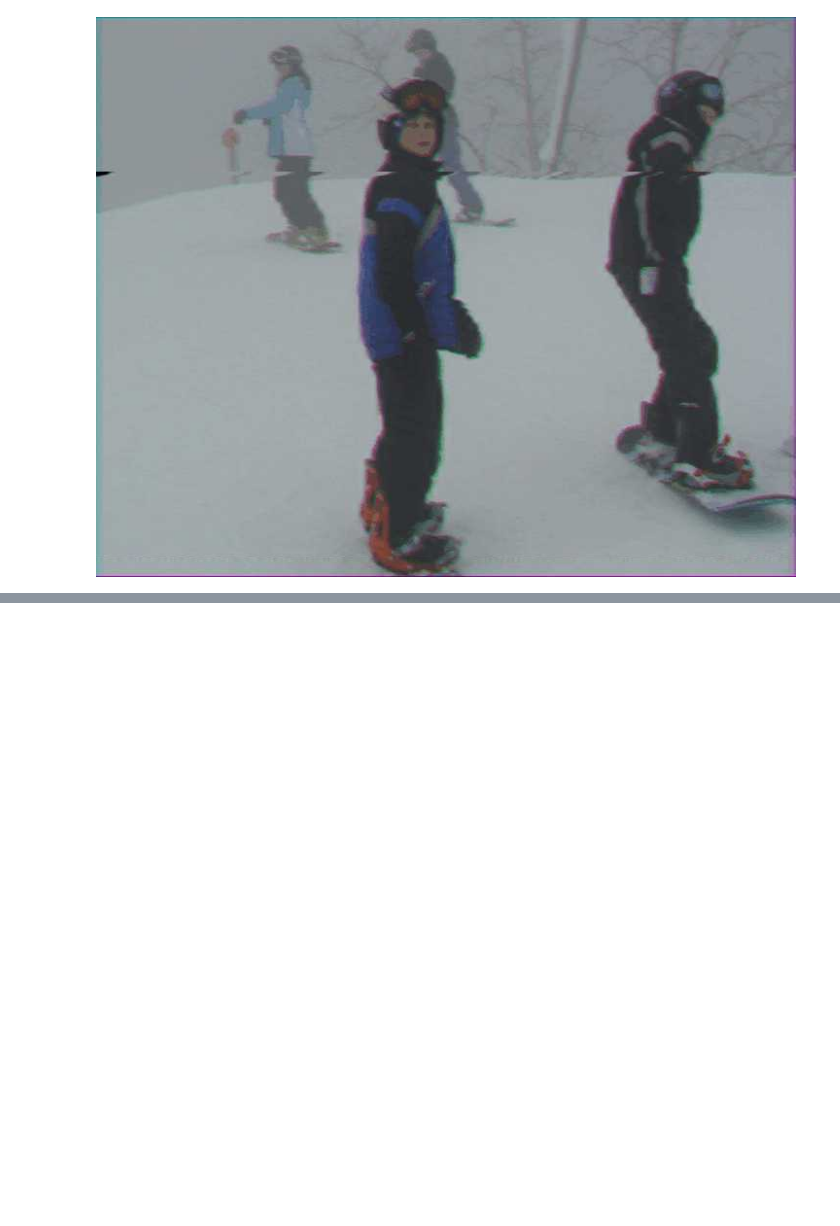
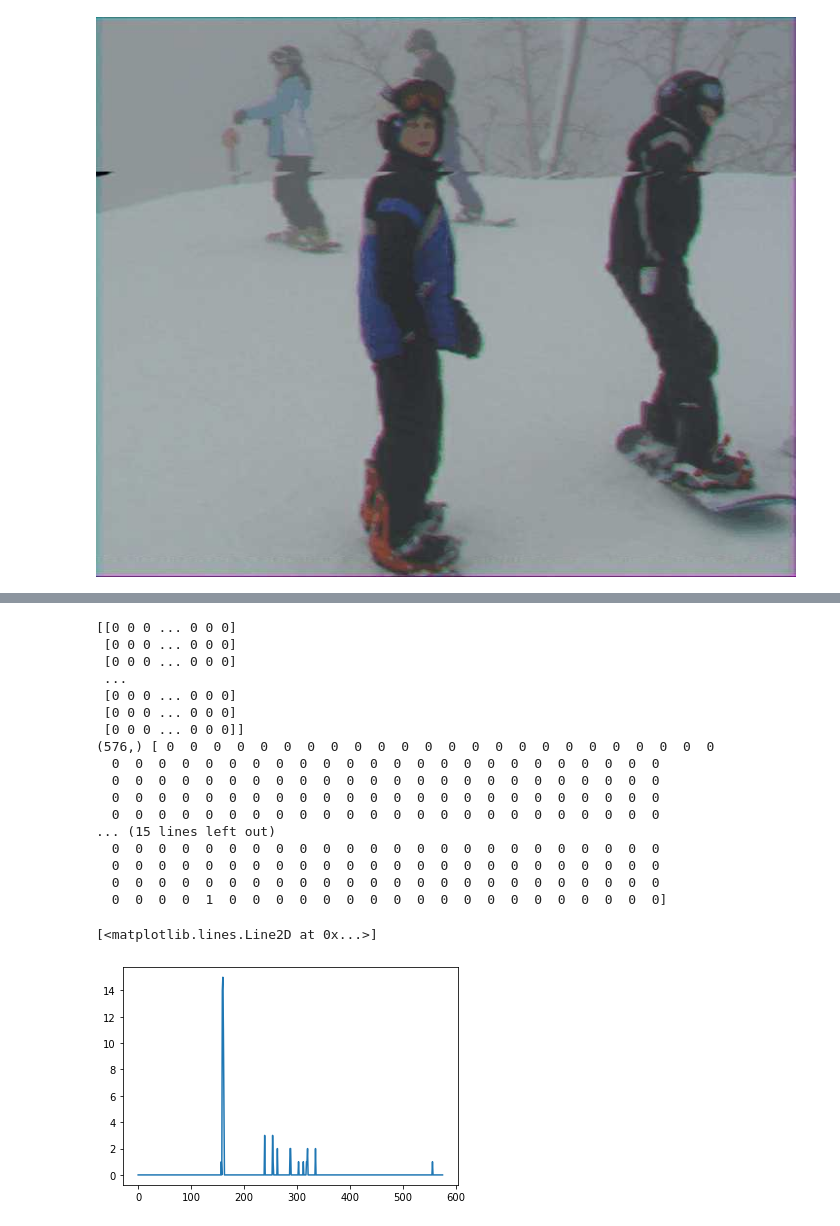
Before and after one commit to EpicKiwi/projet-datascience, a Jupyter notebook: notebooks/black_white_line.ipynb, the cells around one changed output, grey strips where cells are left out. Drawn from its saved outputs; the diff is of its cells as text; code cells hidden in the pictures; blank space fills up the shorter version.

Commit message:
black/White line test detector

```diff
--- a/notebooks/black_white_line.ipynb
+++ b/notebooks/black_white_line.ipynb
@@ -76,0 +112,31 @@ defectCorrection(558,'output/000000055517.jpg')
+# %%
+threshold = 45
+
+mask = np.where((img[:,:,0] < threshold) & (img[:,:,1] < threshold) & (img[:,:,2] < threshold), 1, 0)
+
+print(mask)
+
+hist = np.sum(mask, axis=1)
+print(hist.shape, hist)
+
+plt.plot(hist)
+# %% [output]
+[[0 0 0 ... 0 0 0]
+ [0 0 0 ... 0 0 0]
+ [0 0 0 ... 0 0 0]
+ ...
+ [0 0 0 ... 0 0 0]
+ [0 0 0 ... 0 0 0]
+ [0 0 0 ... 0 0 0]]
+(576,) [ 0  0  0  0  0  0  0  0  0  0  0  0  0  0  0  0  0  0  0  0  0  0  0  0
+  0  0  0  0  0  0  0  0  0  0  0  0  0  0  0  0  0  0  0  0  0  0  0  0
+  0  0  0  0  0  0  0  0  0  0  0  0  0  0  0  0  0  0  0  0  0  0  0  0
+  0  0  0  0  0  0  0  0  0  0  0  0  0  0  0  0  0  0  0  0  0  0  0  0
+  0  0  0  0  0  0  0  0  0  0  0  0  0  0  0  0  0  0  0  0  0  0  0  0
+... (15 lines left out)
+  0  0  0  0  0  0  0  0  0  0  0  0  0  0  0  0  0  0  0  0  0  0  0  0
+  0  0  0  0  0  0  0  0  0  0  0  0  0  0  0  0  0  0  0  0  0  0  0  0
+  0  0  0  0  0  0  0  0  0  0  0  0  0  0  0  0  0  0  0  0  0  0  0  0
+  0  0  0  0  1  0  0  0  0  0  0  0  0  0  0  0  0  0  0  0  0  0  0  0]
+[<matplotlib.lines.Line2D at 0x...>]
+[figure, added]
```
Also changed, not shown: parts of 5 cells of this notebook.
